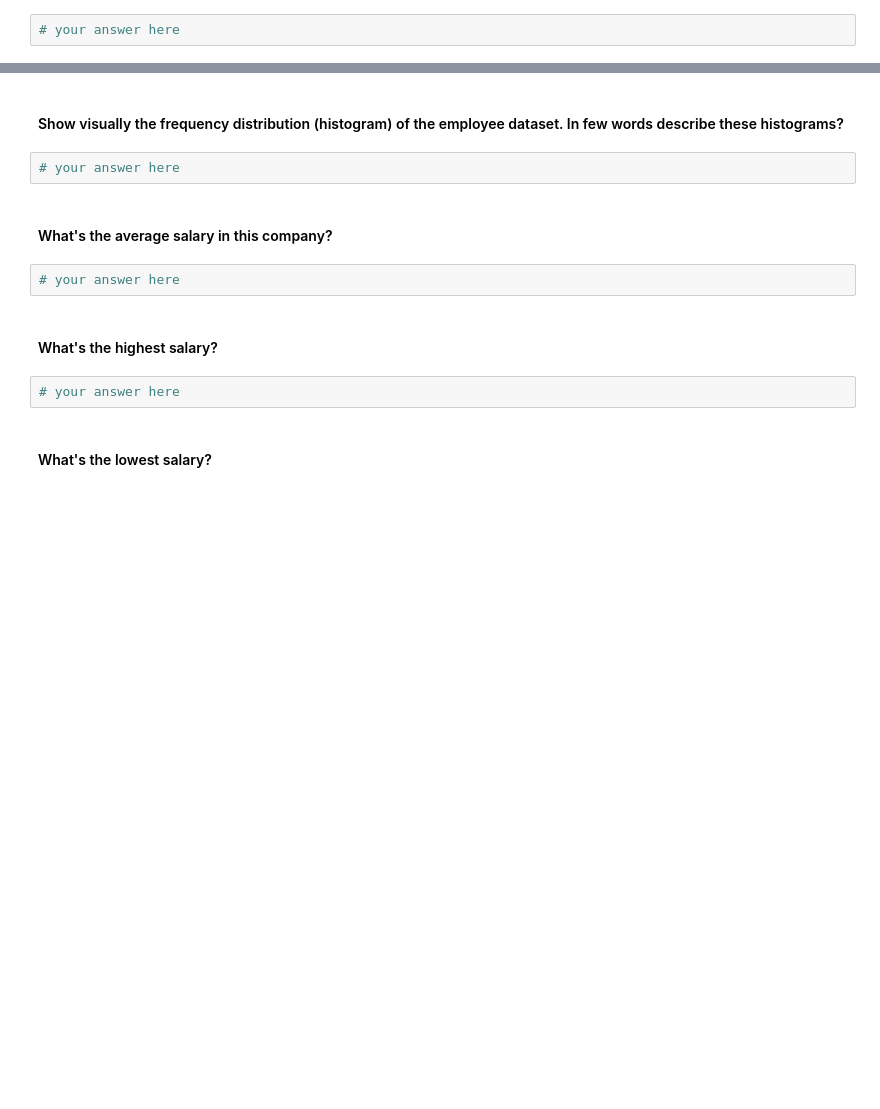
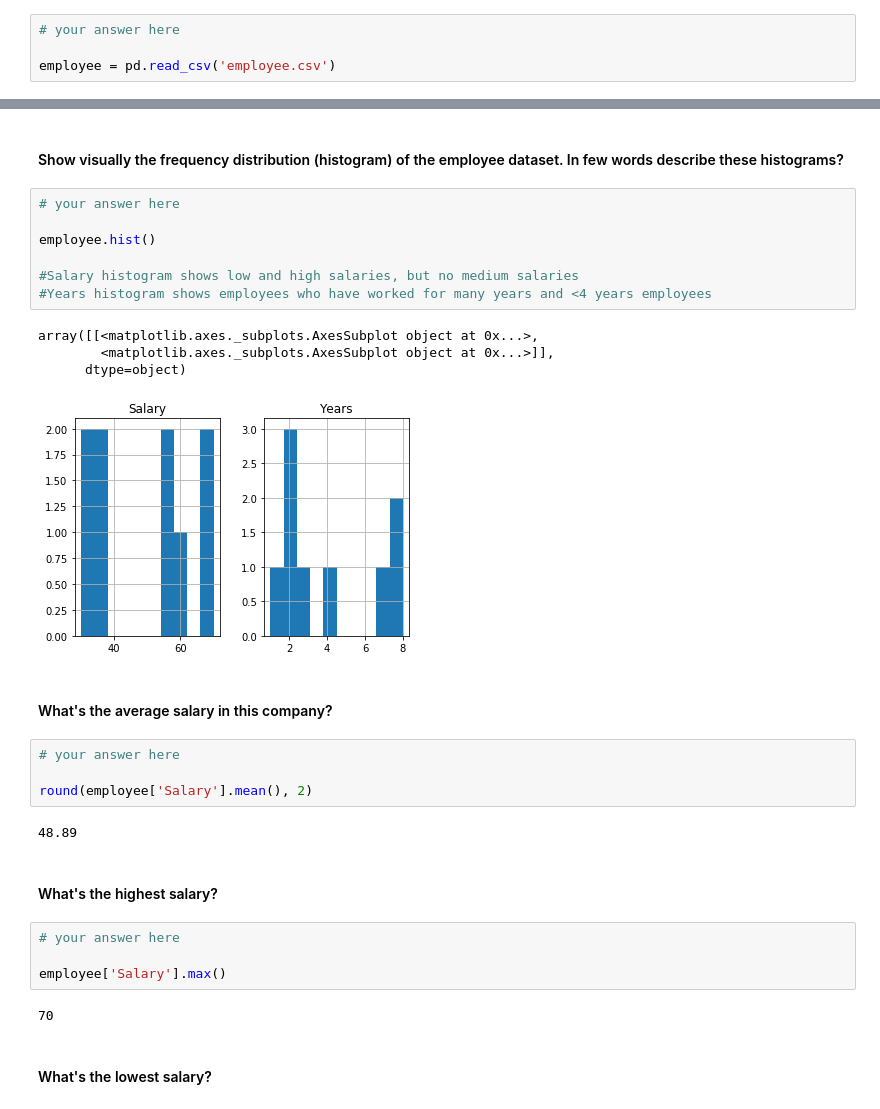
Before and after one commit to ta-datapt-bcn/lab-subsetting-and-descriptive-stats, a Jupyter notebook: your-code/main.ipynb, the cells around one changed output, grey strips where cells are left out. Drawn from its saved outputs; the diff is of its cells as text; blank space fills up the shorter version.

```diff
--- a/your-code/main.ipynb
+++ b/your-code/main.ipynb
@@ -60,5 +132,7 @@
 #### Load the `employee.csv` file into a DataFrame. Call the dataframe `employee`
 # %%
 # your answer here
+
+employee = pd.read_csv('employee.csv')
 # %% [markdown]
 #### Explore the data types of the Temp dataframe. Comment your results
@@ -67,15 +171,33 @@
 # %% [markdown]
 #### Show visually the frequency distribution (histogram) of the employee dataset. In few words describe these histograms?
-# %%
-# your answer here
+# %%
+# your answer here
+
+employee.hist()
+
+#Salary histogram shows low and high salaries, but no medium salaries
+#Years histogram shows employees who have worked for many years and <4 years employees
+# %% [output]
+array([[<matplotlib.axes._subplots.AxesSubplot object at 0x...>,
+        <matplotlib.axes._subplots.AxesSubplot object at 0x...>]],
+      dtype=object)
+[figure, added]
 # %% [markdown]
 #### What's the average salary in this company?
 # %%
 # your answer here
+
+round(employee['Salary'].mean(), 2)
+# %% [output]
+48.89
 # %% [markdown]
 #### What's the highest salary?
 # %%
 # your answer here
+
+employee['Salary'].max()
+# %% [output]
+70
 # %% [markdown]
 #### What's the lowest salary?
 # %%
```
Also changed, not shown: parts of 60 cells of this notebook.
